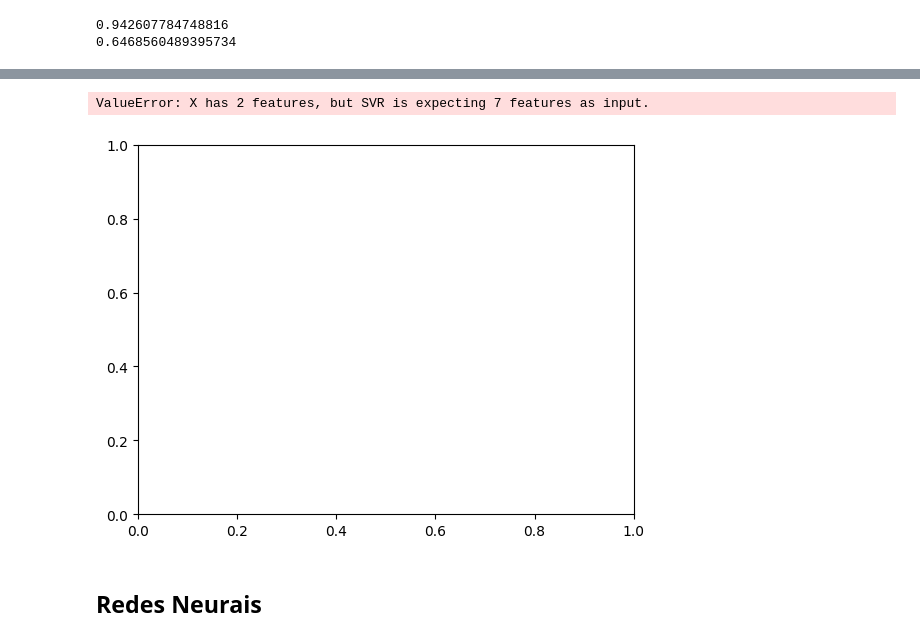
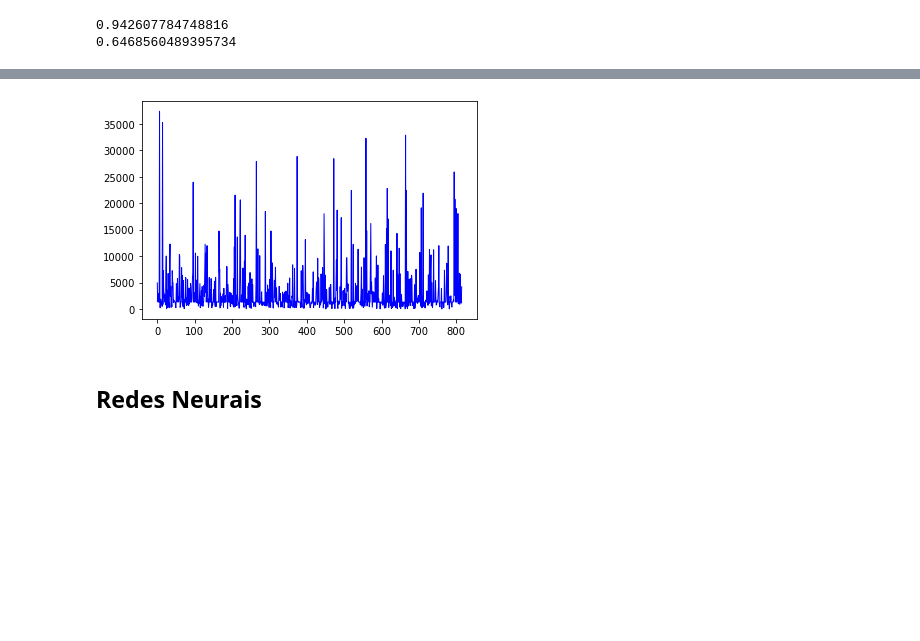
Before and after one commit to ThePaulean/INF1038---An-lise-Explorat-ria, a Jupyter notebook: svm-redesNeurais.ipynb, the cells around one changed output, grey strips where cells are left out. Saved outputs shown, nothing was run; the diff lists cells and outputs as text; code cells hidden in the pictures; blank space fills up the shorter version.

```diff
--- a/svm-redesNeurais.ipynb
+++ b/svm-redesNeurais.ipynb
@@ -229,8 +198,9 @@ plt.show()
-# %%
-plot_SVR(svr)
-# %% [output]
-ValueError: X has 2 features, but SVR is expecting 7 features as input.
-[figure, removed]
+# %%
+plt.plot(abs(ssy.inverse_transform(Ys)-ssy.inverse_transform(Y_pred.reshape(-1,1))), color="blue", linewidth=1)
+
+plt.show()
+# %% [output]
+[figure, added]
 # %% [markdown]
 ## Redes Neurais
 # %%
```
Also changed, not shown: parts of 10 cells of this notebook.
